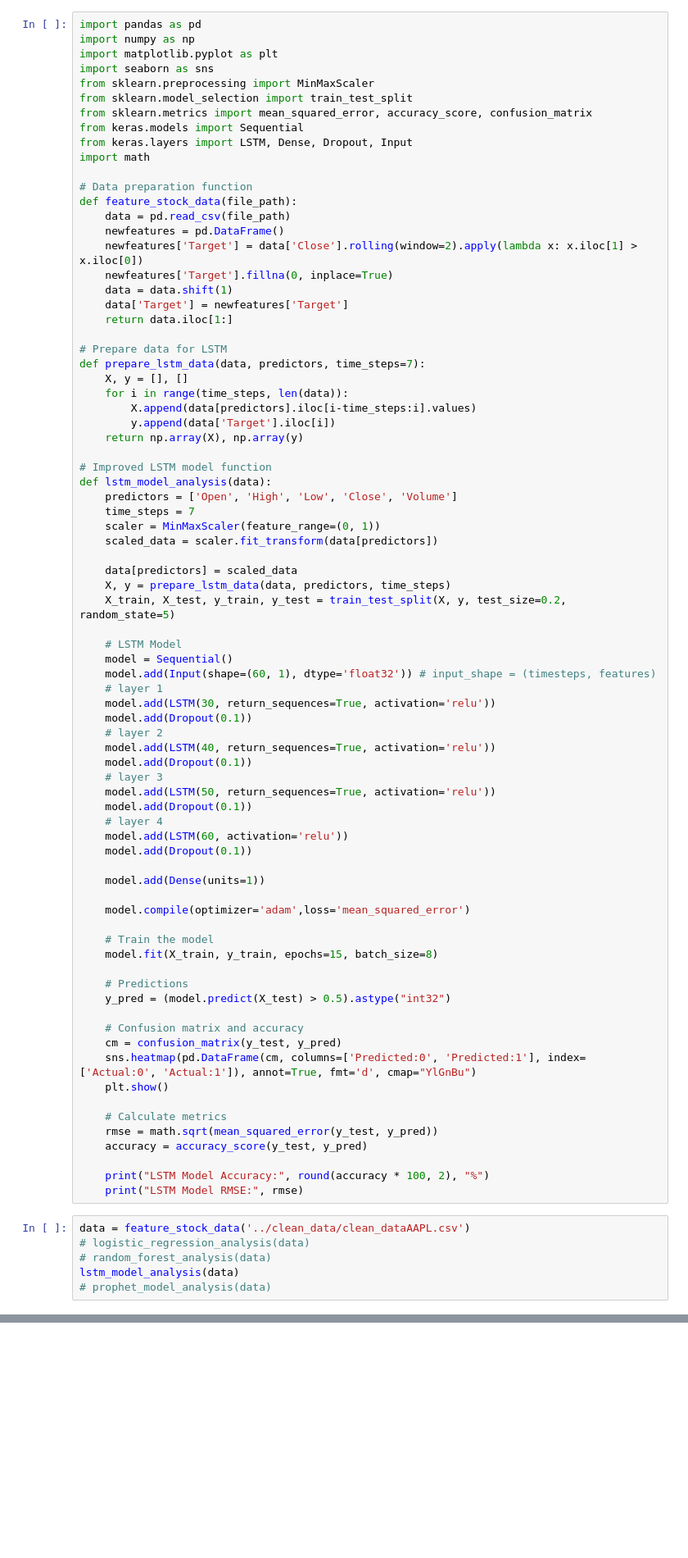
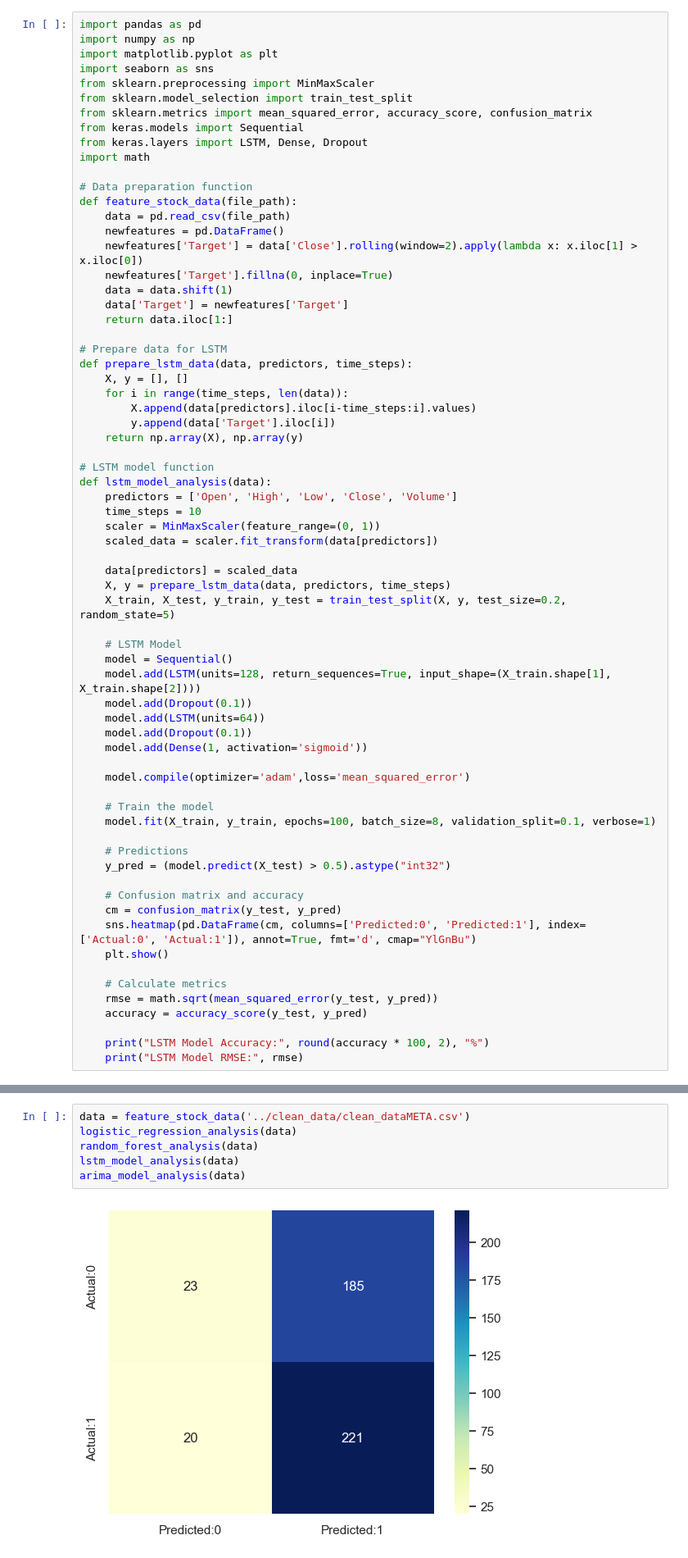
Before and after one commit to TranDuyKhanh20215213/DataScienceProject, a Jupyter notebook: Data-Science-Stock-Price-Prediction-main/main_code/modelling.ipynb, the cells around one changed output, grey strips where cells are left out. Shown at 82% size. Drawn from its saved outputs; the diff is of its cells as text; blank space fills up the shorter version.

Commit message:
Fix: lstm, arima

```diff
--- a/Data-Science-Stock-Price-Prediction-main/main_code/modelling.ipynb
+++ b/Data-Science-Stock-Price-Prediction-main/main_code/modelling.ipynb
@@ -102,7 +104,7 @@ from sklearn.preprocessing import MinMaxScaler
 from sklearn.model_selection import train_test_split
 from sklearn.metrics import mean_squared_error, accuracy_score, confusion_matrix
 from keras.models import Sequential
-from keras.layers import LSTM, Dense, Dropout, Input
+from keras.layers import LSTM, Dense, Dropout
 import math
 
 # Data preparation function
@@ -116,17 +118,17 @@ def feature_stock_data(file_path):
     return data.iloc[1:]
 
 # Prepare data for LSTM
-def prepare_lstm_data(data, predictors, time_steps=7):
+def prepare_lstm_data(data, predictors, time_steps):
     X, y = [], []
     for i in range(time_steps, len(data)):
         X.append(data[predictors].iloc[i-time_steps:i].values)
         y.append(data['Target'].iloc[i])
     return np.array(X), np.array(y)
 
-# Improved LSTM model function
+# LSTM model function
 def lstm_model_analysis(data):
     predictors = ['Open', 'High', 'Low', 'Close', 'Volume']
-    time_steps = 7
+    time_steps = 10
     scaler = MinMaxScaler(feature_range=(0, 1))
     scaled_data = scaler.fit_transform(data[predictors])
 
@@ -136,26 +138,16 @@ def lstm_model_analysis(data):
 
     # LSTM Model
     model = Sequential()
-    model.add(Input(shape=(60, 1), dtype='float32')) # input_shape = (timesteps, features)
-    # layer 1
-    model.add(LSTM(30, return_sequences=True, activation='relu'))
+    model.add(LSTM(units=128, return_sequences=True, input_shape=(X_train.shape[1], X_train.shape[2])))
     model.add(Dropout(0.1))
-    # layer 2
-    model.add(LSTM(40, return_sequences=True, activation='relu'))
+    model.add(LSTM(units=64))
     model.add(Dropout(0.1))
-    # layer 3
-    model.add(LSTM(50, return_sequences=True, activation='relu'))
-    model.add(Dropout(0.1))
-    # layer 4
-    model.add(LSTM(60, activation='relu'))
-    model.add(Dropout(0.1))
-
-    model.add(Dense(units=1))
+    model.add(Dense(1, activation='sigmoid'))
 
     model.compile(optimizer='adam',loss='mean_squared_error')
 
     # Train the model
-    model.fit(X_train, y_train, epochs=15, batch_size=8)
+    model.fit(X_train, y_train, epochs=100, batch_size=8, validation_split=0.1, verbose=1)
 
     # Predictions
     y_pred = (model.predict(X_test) > 0.5).astype("int32")
@@ -171,9 +163,3 @@ def lstm_model_analysis(data):
 
     print("LSTM Model Accuracy:", round(accuracy * 100, 2), "%")
     print("LSTM Model RMSE:", rmse)
-# %%
-data = feature_stock_data('../clean_data/clean_dataAAPL.csv')
-# logistic_regression_analysis(data)
-# random_forest_analysis(data)
-lstm_model_analysis(data)
-# prophet_model_analysis(data)
@@ -243,0 +256,8 @@ plt.show()
+# %%
+data = feature_stock_data('../clean_data/clean_dataMETA.csv')
+logistic_regression_analysis(data)
+random_forest_analysis(data)
+lstm_model_analysis(data)
+arima_model_analysis(data)
+# %% [output]
+[figure, new version]
```
Also changed, not shown: parts of 5 cells of this notebook.
